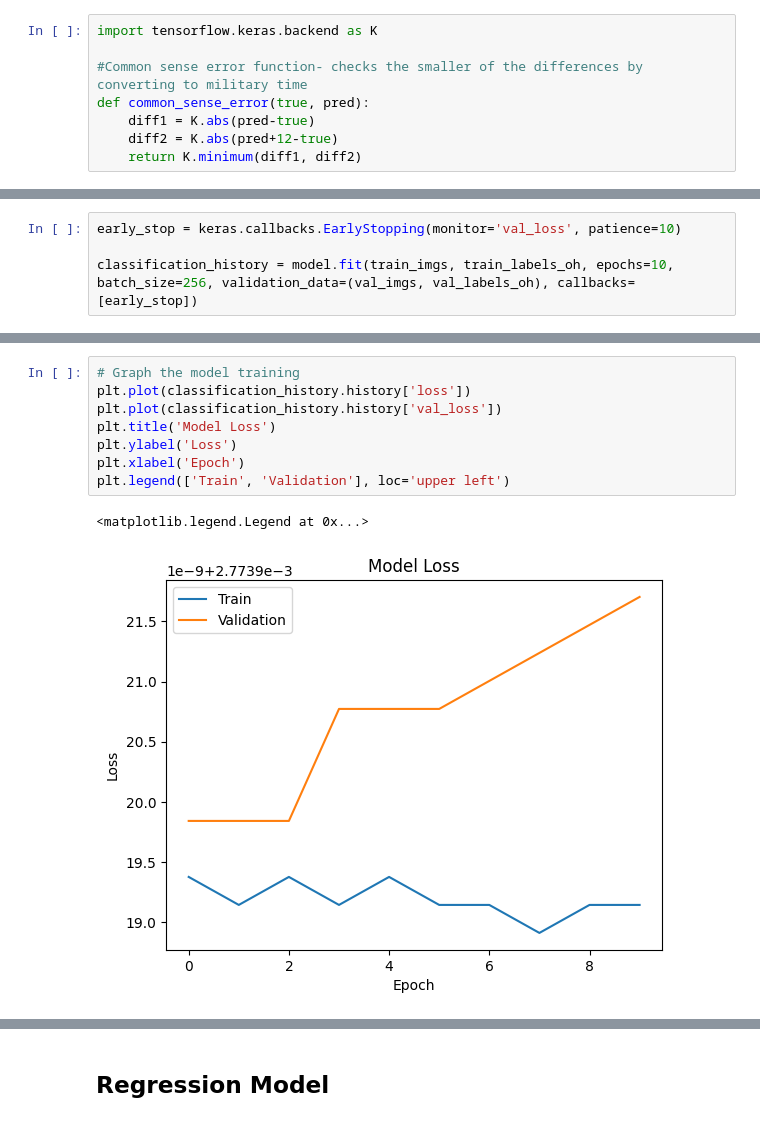
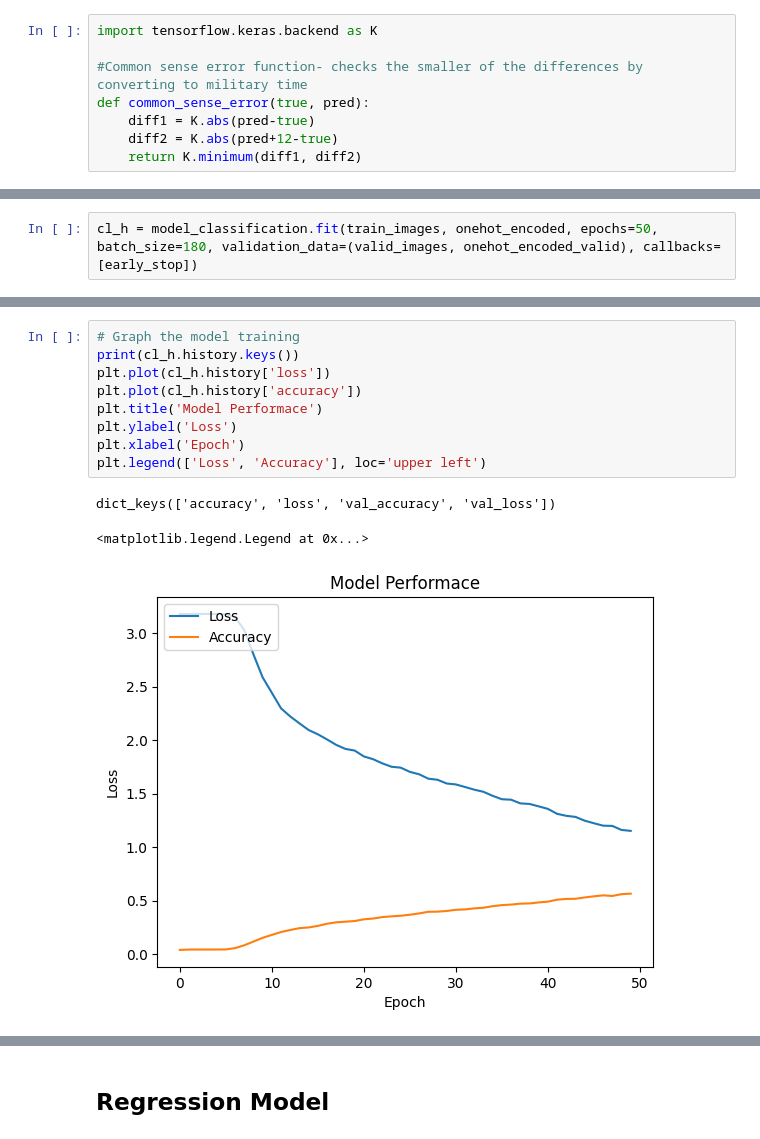
Before and after one commit to rajatvarma/IDL, a Jupyter notebook: Assignment 1/Task 2.ipynb, the cells around one changed output, grey strips where cells are left out. Cells and saved outputs as stored; diff of their text form.

```diff
--- a/Assignment 1/Task 2.ipynb
+++ b/Assignment 1/Task 2.ipynb
@@ -127,4 +155,0 @@ model.compile(optimizer=optimizer, loss=common_sense_error, metrics=['accuracy']
-# %%
-early_stop = keras.callbacks.EarlyStopping(monitor='val_loss', patience=10)
-
-classification_history = model.fit(train_imgs, train_labels_oh, epochs=10, batch_size=256, validation_data=(val_imgs, val_labels_oh), callbacks=[early_stop])
@@ -133,0 +156,2 @@ KeyboardInterrupt:
+# %%
+cl_h = model_classification.fit(train_images, onehot_encoded, epochs=50, batch_size=180, validation_data=(valid_images, onehot_encoded_valid), callbacks=[early_stop])
@@ -134,13 +176,15 @@ KeyboardInterrupt:
 # %%
 # Graph the model training
-plt.plot(classification_history.history['loss'])
-plt.plot(classification_history.history['val_loss'])
-plt.title('Model Loss')
+print(cl_h.history.keys())
+plt.plot(cl_h.history['loss'])
+plt.plot(cl_h.history['accuracy'])
+plt.title('Model Performace')
 plt.ylabel('Loss')
 plt.xlabel('Epoch')
-plt.legend(['Train', 'Validation'], loc='upper left')
+plt.legend(['Loss', 'Accuracy'], loc='upper left')
 # %% [output]
-<matplotlib.legend.Legend at 0x...>
+dict_keys(['accuracy', 'loss', 'val_accuracy', 'val_loss'])
+<matplotlib.legend.Legend at 0x...>
-[figure, old version]
+[figure, new version]
 # %%
 # Measuring accuracy- picking the highest confidence label and comparing it to the true label
```
Also changed, not shown: parts of 14 cells of this notebook.
